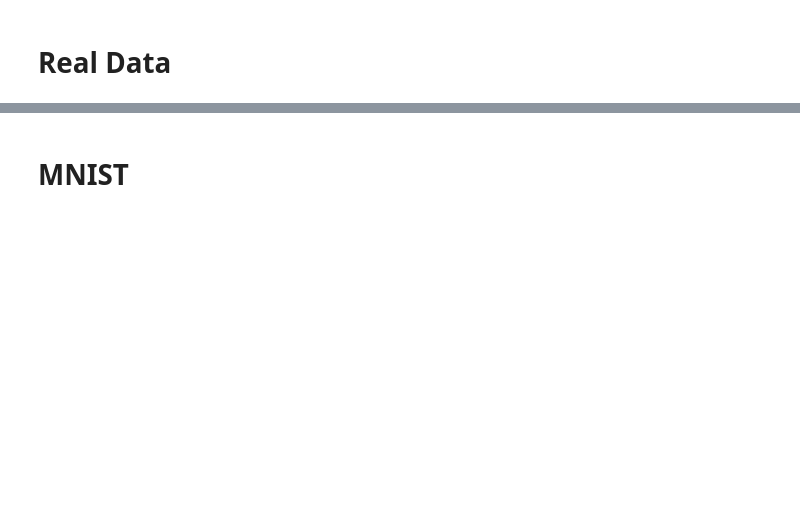
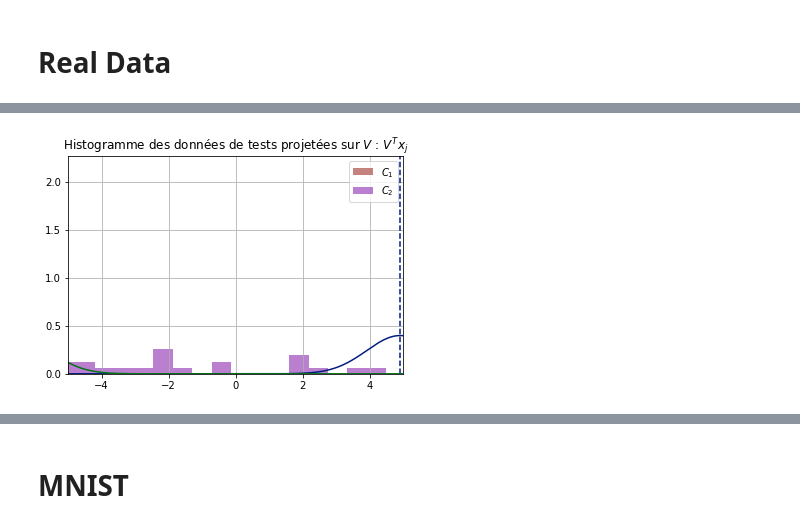
Before and after one commit to Sami-fak/DistributedMTLSPCA, a Jupyter notebook: binary-based_MTL.ipynb, the cells around one changed output, grey strips where cells are left out. Drawn from its saved outputs; the diff is of its cells as text; code cells hidden in the pictures; blank space fills up the shorter version.

```diff
--- a/binary-based_MTL.ipynb
+++ b/binary-based_MTL.ipynb
@@ -1624,0 +1783,84 @@ print(emp_rate)
+# %%
+p=800
+n_d, n_w, n_a, n_c = 157, 295, 958, 1123
+dslr = loadmat("dslr_surf_10.mat")
+webcam = loadmat("webcam_surf_10.mat")
+amazon = loadmat("amazon_surf_10.mat")
+caltech = loadmat("caltech_surf_10.mat")
+dslr_fts, y_d = dslr['feas'], dslr['label']
+webcam_fts, y_w = webcam['feas'], webcam['label']
+amazon_fts, y_a = amazon['feas'], amazon['label']
+caltech_fts, y_c = caltech['feas'], caltech['label']
+
+y_d = np.reshape(y_d, n_d)
+y_w = np.reshape(y_w, n_w)
+y_a = np.reshape(y_a, n_a)
+y_c = np.reshape(y_c, n_c)
+# %%
+%matplotlib inline
+n11, n12, n21, n22 = 2*100, 2*100, 50, 50
+var, emp_rate, th_rate = [], [], []
+
+n_t_test = [[6,6]]
+
+X_test_aggregated, y_test = np.concatenate((dslr_fts[(y_d==1)][:],dslr_fts[(y_d==2)][:])), np.concatenate((y_d[:6],y_d[12:18]))
+X_test_aggregated = preprocess(X_test_aggregated,p)
+X_test = [
+    [X_test_aggregated[:n_t_test[0][0]].T,
+     X_test_aggregated[n_t_test[0][0]:].T]
+]
+
+X1_aggregated = np.concatenate((caltech_fts[(y_c==1)][:100],caltech_fts[(y_c==2)][:100]))
+X = [
+    [caltech_fts[(y_c==1)][:100].T, caltech_fts[(y_c==2)][:100].T],
+    [dslr_fts[(y_d==1)][:6].T, dslr_fts[(y_d==2)][9:15].T]
+]
+
+n_t = [[100, 100], [6,6]]
+task_target = 1
+
+# X1_aggregated, y = mat["fts"], mat["labels"]
+# X1_aggregated = preprocess(X1_aggregated, p)
+
+# X, n_t = divide_array(X1_aggregated, y, 1)
+# X = [[X[0][0].T[:n11].T, X[0][1].T[:n12].T]]
+# n_t = [[n11, n12]]
+# X.append([X_test[:][0][0].T[:n21].T, X_test[:][0][1].T[:n22].T])
+# print(X_test[0][0].shape, X_test[0][1].shape)
+# print(n_t_test)
+# n_t.append([n21, n22])
+t=2
+n = sum(list(map(sum, (n_t[i] for i in range(t)))))
+print("n : ", n)
+MM = []
+diag = []
+
+for i in range(t):
+    MM1, diag1 = empirical_mean_old(1, m, [X[i]], p, [n_t[i]])
+    # chaque moyenne empirique calculée est un vecteur de taille p
+#         sent+=1
+#         t_MM.append(time()-t0)
+    MM.append(MM1)
+    diag.append(diag1)
+print(f"lenMM : {len(MM)}")
+# CENTRAL SERVER
+#     t0 = time()
+# sending empirical means to central server
+V, y_opt, correlation_matrix, Dc, c0 = merging_center(MM, diag, t, m, p, n, n_t, task_target)
+matprint(Dc)
+# END CENTRAL SERVER
+#     VTX = V.T@X_test_aggregated.T
+#     var.append(np.var(VTX))
+m_t = create_mt(t, m, y_opt, Dc, correlation_matrix, c0)
+x = np.linspace(-5,5, 500)
+plt.plot(x, norm.pdf(x, m_t[1][0], 1))
+plt.xlim(-5,5)
+plt.axvline(x=m_t[1][0],ls='--')
+plt.axvline(x=m_t[1][1],ls='--')
+plt.plot(x, norm.pdf(x, m_t[1][1], 1))
+debug_histogram(V, X_test_aggregated.T, n_t_test)
+
+#     erreur_theorique = error_rate(t, m,  Dc, MM_true, c0)[0][0]
+emp_rate.append(compute_error_rate(X_test, V, m_t, m, n_t_test, Dc, c0))
+print(emp_rate)
+# %% [output]
@@ -1624,0 +1873 @@ print(emp_rate)
+[figure, added]
```
Also changed, not shown: parts of 23 cells of this notebook, 17 other files.
